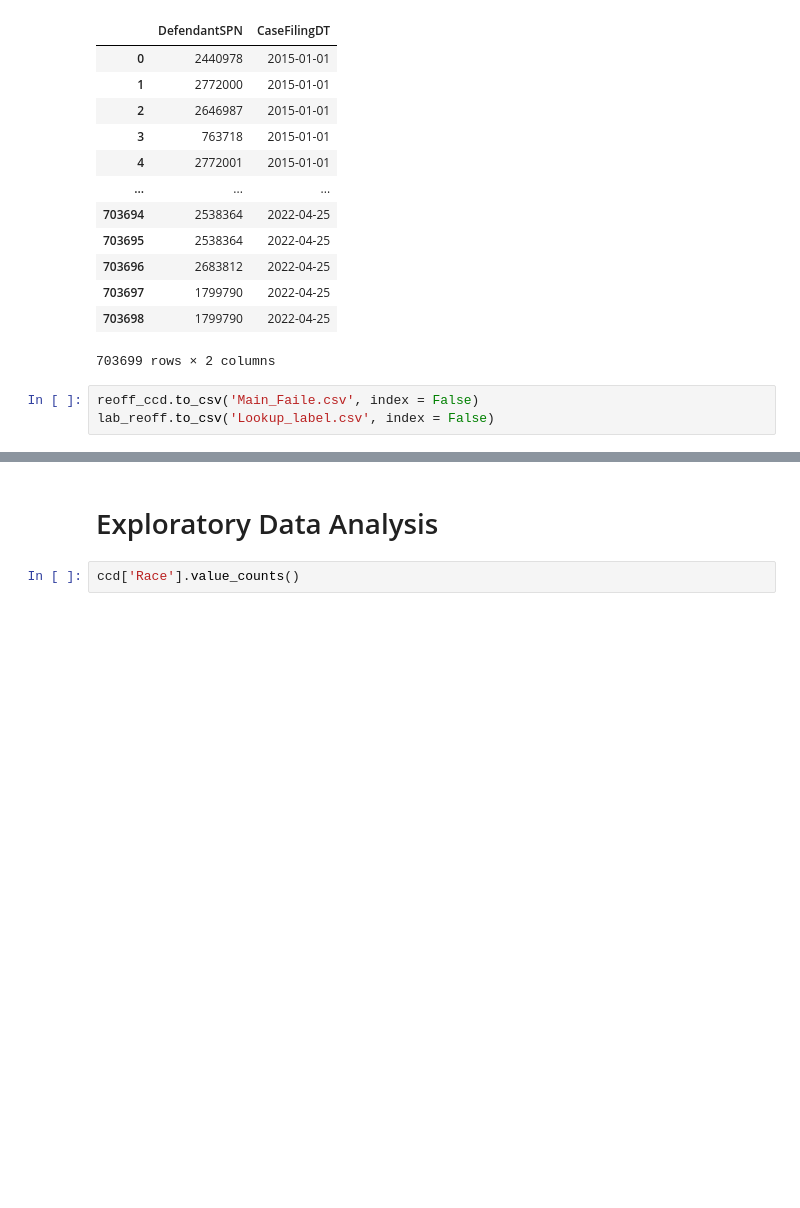
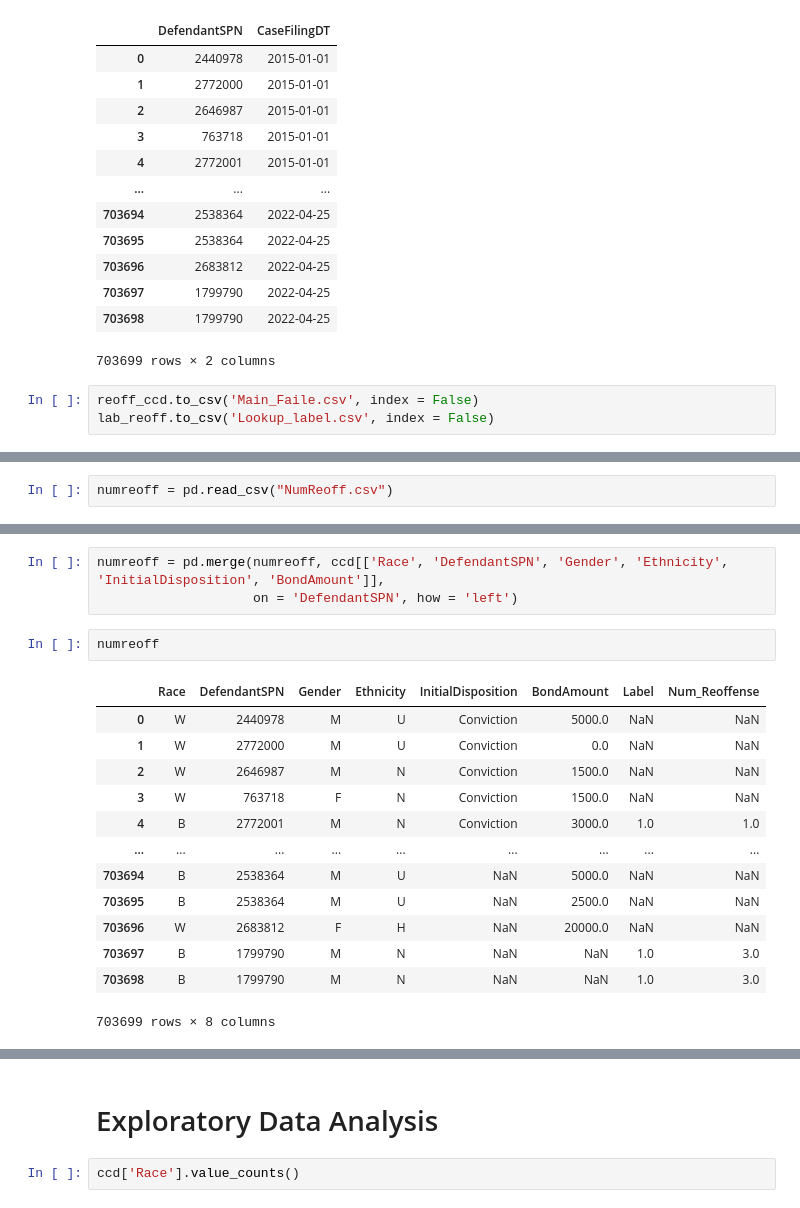
Before and after one commit to souravray97/Criminal-Justice-Analysis, a Jupyter notebook: CCD-EDA.ipynb, the cells around one changed output, grey strips where cells are left out. Cells and saved outputs as stored; diff of their text form; blank space fills up the shorter version.

```diff
--- a/CCD-EDA.ipynb
+++ b/CCD-EDA.ipynb
@@ -255,0 +401,2 @@ lab_reoff.to_csv('Lookup_label.csv', index = False)
+# %%
+numreoff = pd.read_csv("NumReoff.csv")
@@ -255,0 +419,19 @@ lab_reoff.to_csv('Lookup_label.csv', index = False)
+# %%
+numreoff = pd.merge(numreoff, ccd[['Race', 'DefendantSPN', 'Gender', 'Ethnicity', 'InitialDisposition', 'BondAmount']],
+                    on = 'DefendantSPN', how = 'left')
+# %%
+numreoff
+# %% [output]
+|  | Race | DefendantSPN | Gender | Ethnicity | InitialDisposition | BondAmount | Label | Num_Reoffense |
+| 0 | W | 2440978 | M | U | Conviction | 5000.0 | NaN | NaN |
+| 1 | W | 2772000 | M | U | Conviction | 0.0 | NaN | NaN |
+| 2 | W | 2646987 | M | N | Conviction | 1500.0 | NaN | NaN |
+| 3 | W | 763718 | F | N | Conviction | 1500.0 | NaN | NaN |
+| 4 | B | 2772001 | M | N | Conviction | 3000.0 | 1.0 | 1.0 |
+| ... | ... | ... | ... | ... | ... | ... | ... | ... |
+| 703694 | B | 2538364 | M | U | NaN | 5000.0 | NaN | NaN |
+| 703695 | B | 2538364 | M | U | NaN | 2500.0 | NaN | NaN |
+| 703696 | W | 2683812 | F | H | NaN | 20000.0 | NaN | NaN |
+| 703697 | B | 1799790 | M | N | NaN | NaN | 1.0 | 3.0 |
+| 703698 | B | 1799790 | M | N | NaN | NaN | 1.0 | 3.0 |
+703699 rows × 8 columns
```
Also changed, not shown: parts of 28 cells of this notebook.
